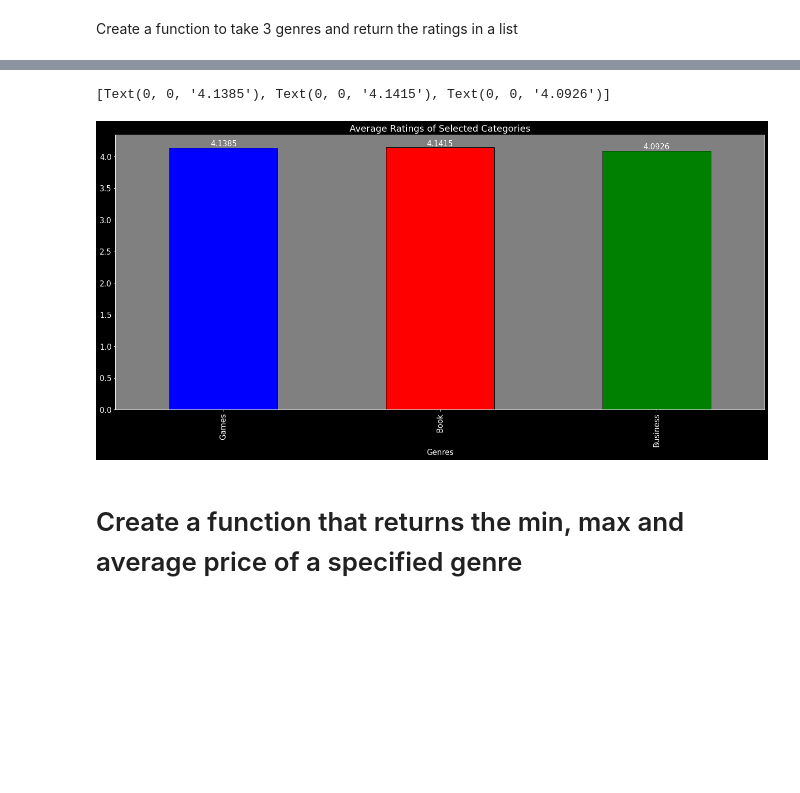
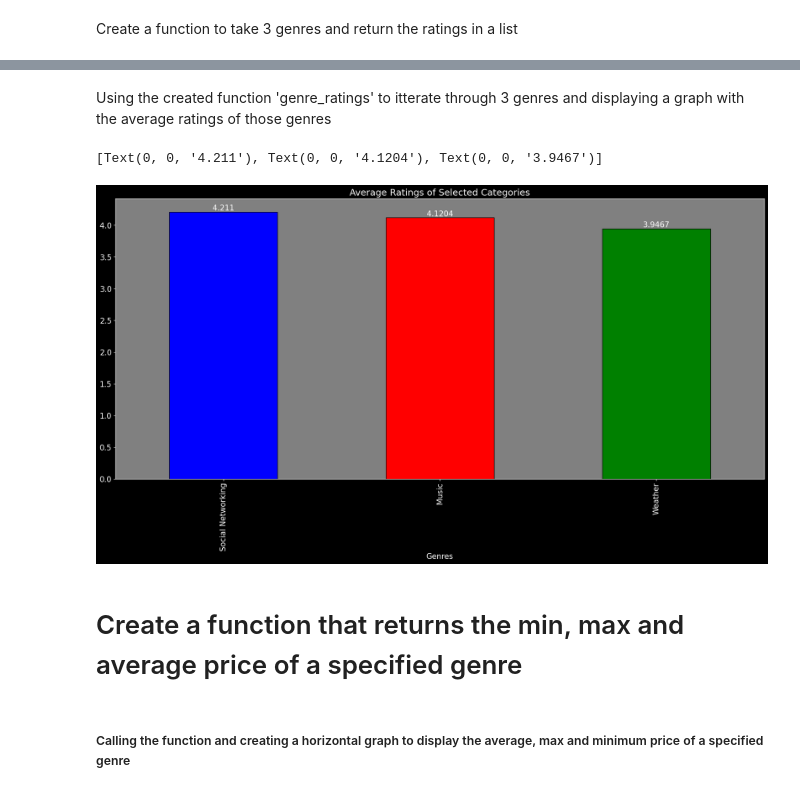
Before and after one commit to DylanMH/AppleAppDataAnalysis, a Jupyter notebook: pythoncode.ipynb, the cells around one changed output, grey strips where cells are left out. Cells and saved outputs as stored; diff of their text form; code cells hidden in the pictures; blank space fills up the shorter version.

```diff
--- a/pythoncode.ipynb
+++ b/pythoncode.ipynb
@@ -139,28 +145,33 @@ Call the function with three genres and graph the data
+# %% [markdown]
+Using the created function 'genre_ratings' to itterate through 3 genres and displaying a graph with the average ratings of those genres
 # %%
 # Call my funciton with 3 genres (you can put any genre thats in the data set)
-genre_ratings('Games', 'Book', 'Business')
+genre_ratings('Social Networking', 'Music', 'Weather')
 
-
+# Putting the data found in the function into dictionary
 genre_dic = {'Genres': [inp1, inp2, inp3],
                 'Average Ratings':[average_for_lists(genre1_list), average_for_lists(genre2_list), average_for_lists(genre3_list)]}
 
+# Creating a dataframe from the dictionary
 genre_df = pd.DataFrame(genre_dic)
+# Styling the graph a little
 matplotlib.style.use('dark_background')
 matplotlib.rcParams['font.size'] = 15
-## Creates a bar graph using the information from the DataFrame
+
+# Creates a bar graph using the information from the DataFrame
 genre_graph = genre_df.plot(figsize = (23, 10),
             kind = 'bar',
             title = 'Average Ratings of Selected Categories',
             legend = False,
             x = 'Genres',
             y = 'Average Ratings',
             color = ['blue', 'red', 'green'],
             edgecolor = 'black')
 genre_graph.set_facecolor('gray')
-genre_graph.bar_label(genre_graph.containers[0]) #Graph labels to display the actual average of the genre
+genre_graph.bar_label(genre_graph.containers[0])# Graph labels to display the actual average of the genre
 # %% [output]
-[Text(0, 0, '4.1385'), Text(0, 0, '4.1415'), Text(0, 0, '4.0926')]
+[Text(0, 0, '4.211'), Text(0, 0, '4.1204'), Text(0, 0, '3.9467')]
-[figure, old version]
+[figure, new version]
 # %% [markdown]
 # Create a function that returns the min, max and average price of a specified genre
 # %%
@@ -181,4 +192,6 @@ def genre_pricing(genre):
     genre_min_price = min(genre_list)
     genre_max_price = max(genre_list)
     genre_avg = sum(genre_list) / len(genre_list)
+# %% [markdown]
+##### Calling the function and creating a horizontal graph to display the average, max and minimum price of a specified genre
 # %%
```
Also changed, not shown: parts of 7 cells of this notebook.
